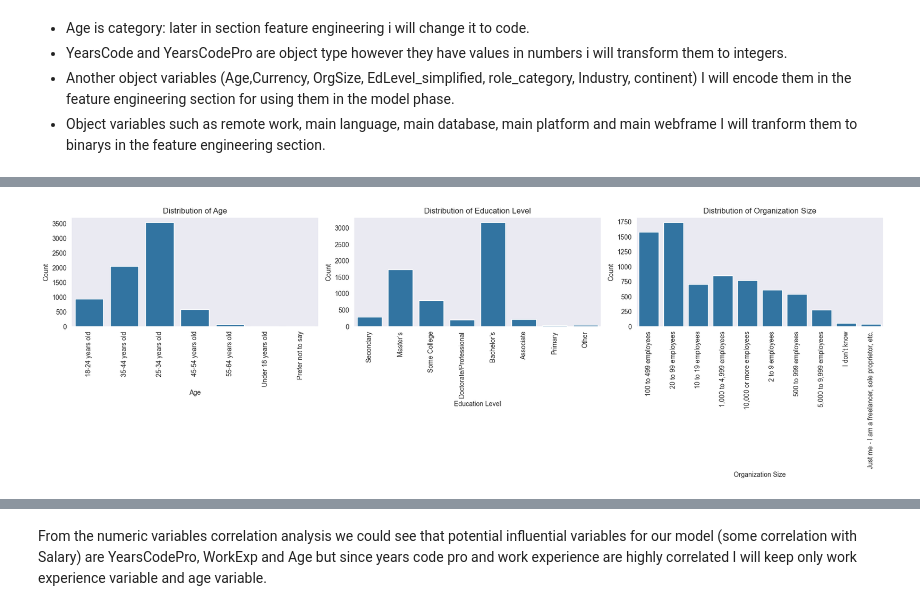
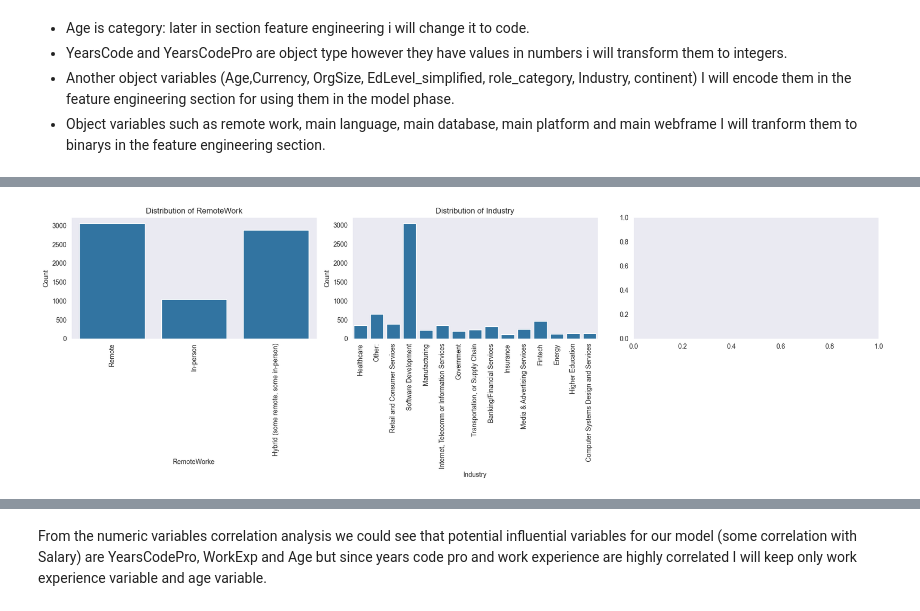
Before and after one commit to CaroBarros/udacity_project_data_science_blog, a Jupyter notebook: notebook/data_science_exercise.ipynb, the cells around one changed output, grey strips where cells are left out. Cells and saved outputs as stored; diff of their text form; code cells hidden in the pictures.

```diff
--- a/notebook/data_science_exercise.ipynb
+++ b/notebook/data_science_exercise.ipynb
@@ -243,0 +269,9 @@ df['main_webframe'] = df['WebframeHaveWorkedWith'].apply(lambda x: x.split(';')[
+# %%
+high_paying_platforms = {'Amazon Web Services (AWS)', 'Kubernetes', 'VMware', 'Google Cloud'}
+
+df['High_Paying_Platforms'] = df['PlatformHaveWorkedWith'].apply(lambda x: 1 if any(p in x for p in high_paying_platforms) else 0)
+# %%
+# Define platform categories
+cloud_platforms = {'Amazon Web Services (AWS)', 'Microsoft Azure', 'Google Cloud'}
+# Create new binary columns
+df['Cloud_Platform'] = df['PlatformHaveWorkedWith'].apply(lambda x: 1 if any(p in x for p in cloud_platforms) else 0)
@@ -316,8 +369,8 @@ def outliers_iqr(df, columns, iqr_multiplier = 1.5):
 
     return results_df
 # %%
-columns_num = ['ConvertedCompYearly' ,'WorkExp',	'JobSat', 'num_languages', 'num_databases' ,'num_platforms', 'num_webframes']
-outliers_df = outliers_iqr(df, columns_num)
+target_column = ['ConvertedCompYearly']
+outliers_df = outliers_iqr(df, target_column)
 outliers_df
 # %% [output]
 |  | Column | IQR | Lower limit | Upper limit | Num Outliers | Outlier Percentage |
@@ -372,7 +419,7 @@ def remove_outliers(df, columns):
 
     return new_df
 # %%
-df_cleaned = remove_outliers(df, columns_num)
+df_cleaned = remove_outliers(df, target_column)
 # %%
 # Creating a Boxplot of compensation variable
 plt.figure(figsize=(6,4))
@@ -597,34 +644,28 @@ plt.show()
 # %%
 # Age, Education Level and Organization Size
 # Create a figure with subplots to display all 3 bar charts
 fig, axes = plt.subplots(1, 3, figsize=(18, 6))
 
 # Plot for 'Age'
-sns.countplot(x='Age', data=df_cleaned, ax=axes[0])
-axes[0].set_title('Distribution of Age')
-axes[0].set_xlabel('Age')
+sns.countplot(x='RemoteWork', data=df_cleaned, ax=axes[0])
+axes[0].set_title('Distribution of RemoteWork')
+axes[0].set_xlabel('RemoteWorke')
 axes[0].set_ylabel('Count')
 axes[0].tick_params(axis='x', rotation=90)
 
 # Plot for 'Edlevel'
-sns.countplot(x='Edlevel_Simplified', data=df_cleaned, ax=axes[1])
-axes[1].set_title('Distribution of Education Level')
-axes[1].set_xlabel('Education Level')
+sns.countplot(x='Industry', data=df_cleaned, ax=axes[1])
+axes[1].set_title('Distribution of Industry')
+axes[1].set_xlabel('Industry')
 axes[1].set_ylabel('Count')
 axes[1].tick_params(axis='x', rotation=90)
 
-# Plot for 'OrgSize'
-sns.countplot(x='OrgSize', data=df_cleaned, ax=axes[2])
-axes[2].set_title('Distribution of Organization Size')
-axes[2].set_xlabel('Organization Size')
-axes[2].set_ylabel('Count')
-axes[2].tick_params(axis='x', rotation=90)
 
 # Adjust layout
 plt.tight_layout()
 plt.show()
 # %% [output]
-[figure, old version]
+[figure, new version]
 # %%
 # Select numeric columns
 numeric_cols = df_cleaned.select_dtypes(include=['number']).columns
```
Also changed, not shown: parts of 53 cells of this notebook, 4 other files.
